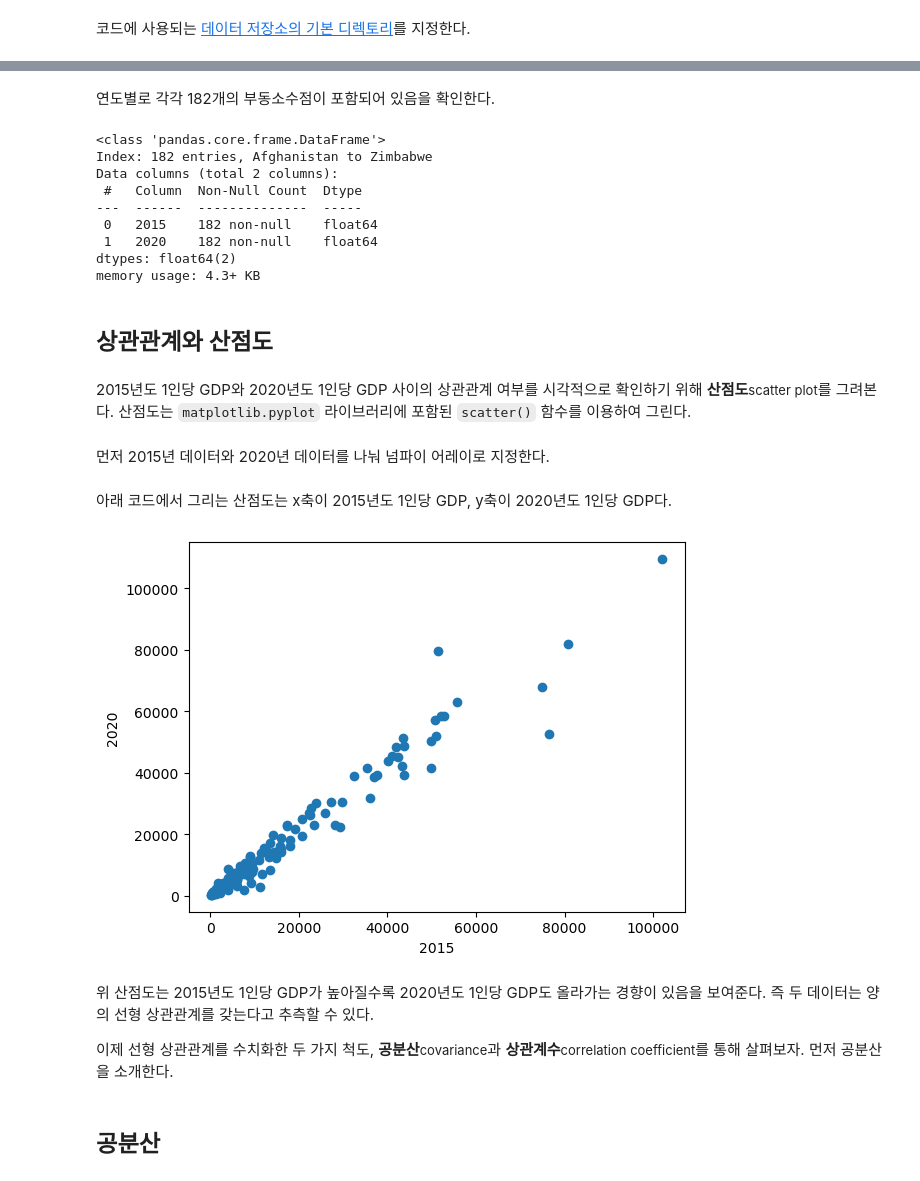
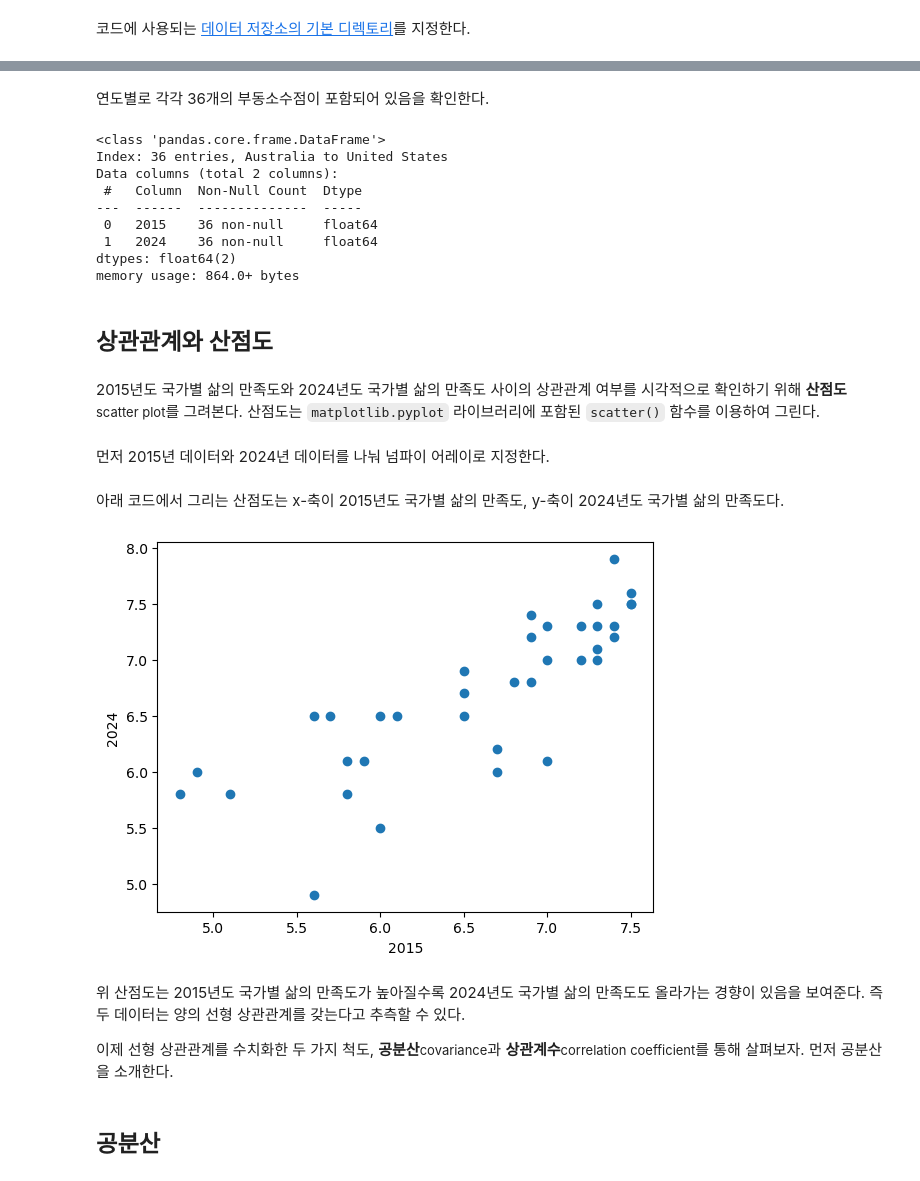
Before and after one commit to codingalzi/code-workout-datasci, a Jupyter notebook: linear_correlation.ipynb, the cells around one changed output, grey strips where cells are left out. Cells and saved outputs as stored; diff of their text form; code cells hidden in the pictures.

```diff
--- a/linear_correlation.ipynb
+++ b/linear_correlation.ipynb
@@ -48,4 +68,4 @@ data_url = 'https://raw.githubusercontent.com/codingalzi/statsRev/refs/heads/mas
 # %%
-gdpPerCapita_2015_2020 = pd.read_csv(data_url + "gdpPerCapita_2015_2020.csv", index_col='Country')
-gdpPerCapita_2015_2020
+life_satisfaction = pd.read_csv(data_url + "life_satisfaction_2015_2024.csv", index_col='Country')
+life_satisfaction
 # %% [output]
@@ -66,41 +90,41 @@ gdpPerCapita_2015_2020
 # %% [markdown]
-연도별로 각각 182개의 부동소수점이 포함되어 있음을 확인한다.
+연도별로 각각 36개의 부동소수점이 포함되어 있음을 확인한다.
 # %%
-gdpPerCapita_2015_2020.info()
+life_satisfaction.info()
 # %% [output]
 <class 'pandas.core.frame.DataFrame'>
-Index: 182 entries, Afghanistan to Zimbabwe
+Index: 36 entries, Australia to United States
 Data columns (total 2 columns):
  #   Column  Non-Null Count  Dtype
 ---  ------  --------------  -----
- 0   2015    182 non-null    float64
- 1   2020    182 non-null    float64
+ 0   2015    36 non-null     float64
+ 1   2024    36 non-null     float64
 dtypes: float64(2)
-memory usage: 4.3+ KB
+memory usage: 864.0+ bytes
 # %% [markdown]
 ## 상관관계와 산점도
 # %% [markdown]
-2015년도 1인당 GDP와 2020년도 1인당 GDP 사이의 상관관계 여부를 시각적으로 확인하기 위해
+2015년도 국가별 삶의 만족도와 2024년도 국가별 삶의 만족도 사이의 상관관계 여부를 시각적으로 확인하기 위해
 **산점도**<font size='2'>scatter plot</font>를 그려본다.
 산점도는 `matplotlib.pyplot` 라이브러리에 포함된 `scatter()` 함수를 이용하여 그린다.
 # %% [markdown]
-먼저 2015년 데이터와 2020년 데이터를 나눠 넘파이 어레이로 지정한다.
+먼저 2015년 데이터와 2024년 데이터를 나눠 넘파이 어레이로 지정한다.
 # %%
-gdp_per_capita_2015 = np.array(gdpPerCapita_2015_2020['2015'])
-gdp_per_capita_2020 = np.array(gdpPerCapita_2015_2020['2020'])
+life_satisfaction_2015 = np.array(life_satisfaction['2015'])
+life_satisfaction_2024 = np.array(life_satisfaction['2024'])
-# %% [markdown]
-아래 코드에서 그리는 산점도는 x축이 2015년도 1인당 GDP, y축이 2020년도 1인당 GDP다.
+# %% [markdown]
+아래 코드에서 그리는 산점도는 x-축이 2015년도 국가별 삶의 만족도, y-축이 2024년도 국가별 삶의 만족도다.
 # %%
-plt.scatter(gdp_per_capita_2015, gdp_per_capita_2020)
+plt.scatter(life_satisfaction_2015, life_satisfaction_2024)
 
 plt.xlabel('2015')
-plt.ylabel('2020')
+plt.ylabel('2024')
 
 plt.show()
 # %% [output]
-[figure, old version]
+[figure, new version]
 # %% [markdown]
-위 산점도는 2015년도 1인당 GDP가 높아질수록 2020년도 1인당 GDP도 올라가는 경향이 있음을 보여준다.
+위 산점도는 2015년도 국가별 삶의 만족도가 높아질수록 2024년도 국가별 삶의 만족도도 올라가는 경향이 있음을 보여준다.
 즉 두 데이터는 양의 선형 상관관계를 갖는다고 추측할 수 있다.
 
 이제 선형 상관관계를 수치화한 두 가지 척도,
```
Also changed, not shown: parts of 17 cells of this notebook, 3 other files.
